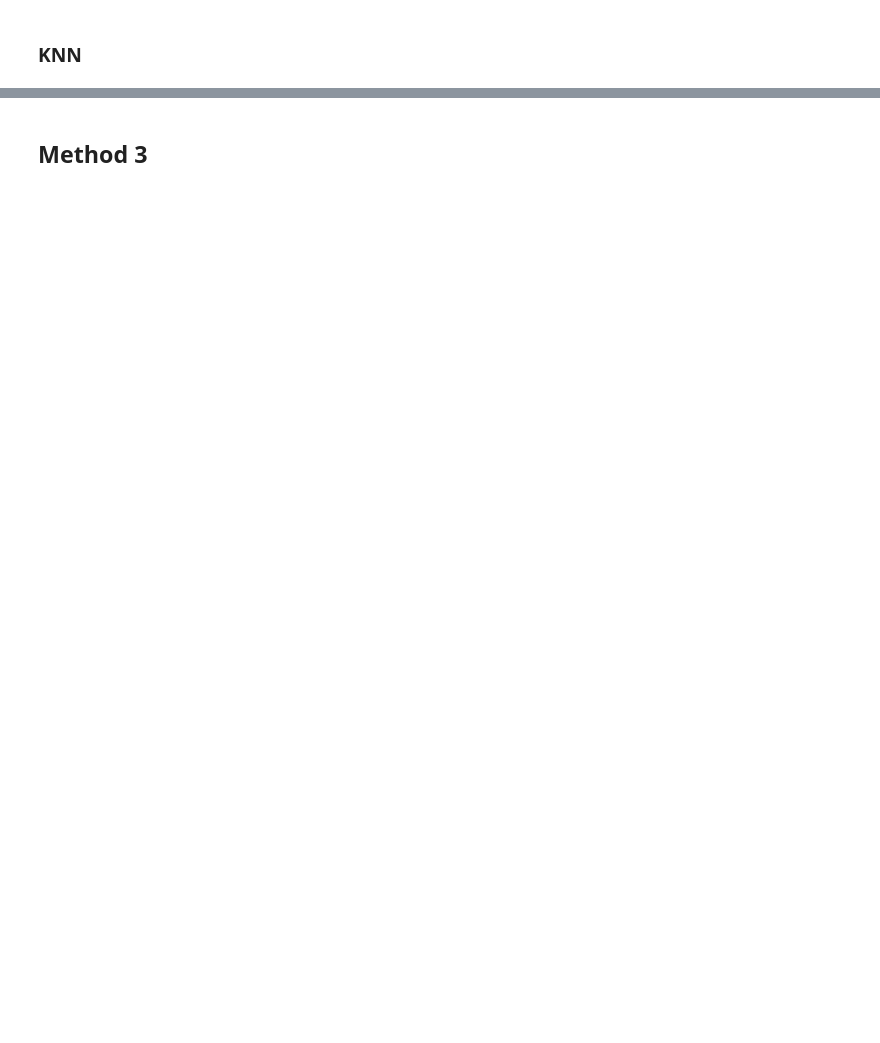
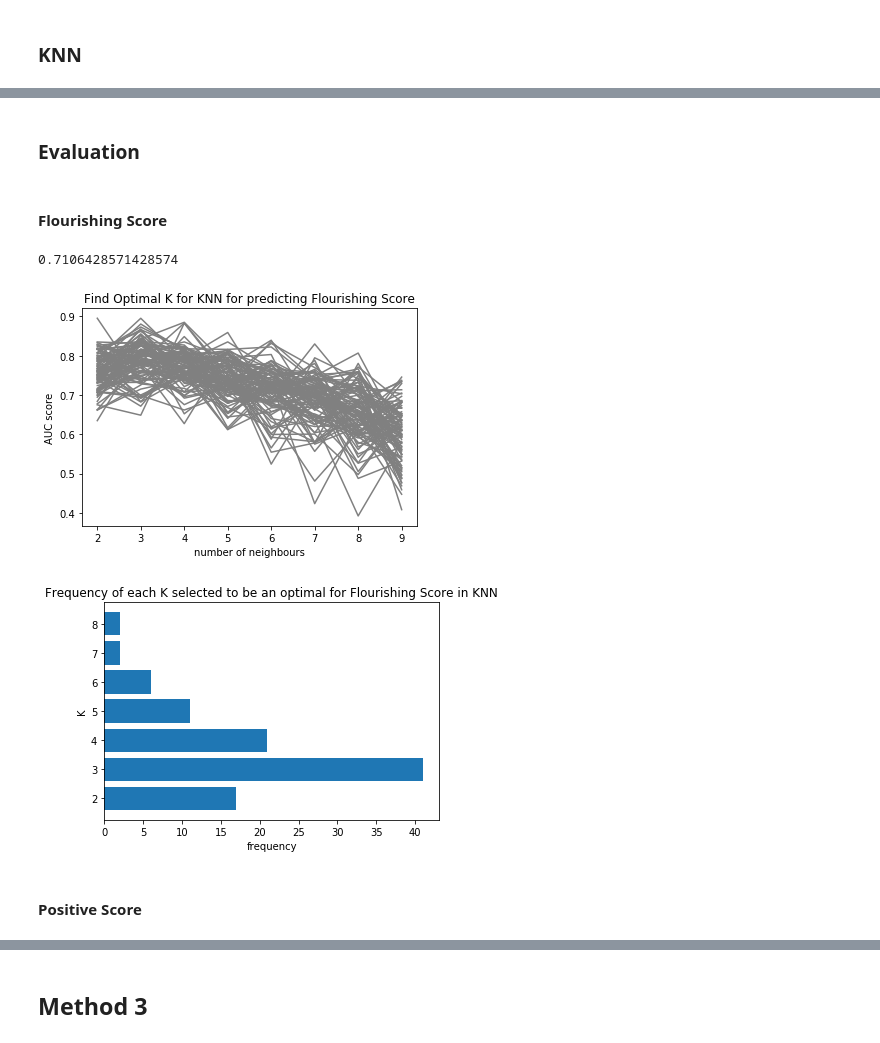
Before and after one commit to shizhs/COMP9417-Project, a Jupyter notebook: Project.ipynb, the cells around one changed output, grey strips where cells are left out. Saved outputs shown, nothing was run; the diff lists cells and outputs as text; code cells hidden in the pictures; blank space fills up the shorter version.

```diff
--- a/Project.ipynb
+++ b/Project.ipynb
@@ -293,0 +687,4 @@ def accuracy_comparison(features, y):
+# %% [markdown]
+### Evaluation
+# %% [markdown]
+#### Flourishing Score
@@ -293,0 +708,30 @@ def accuracy_comparison(features, y):
+# %%
+score = []
+optimalK = []
+for i in range(100):
+    n = roc_auc_comparison(X_flour_chosen.to_numpy(), label_flour.to_numpy())
+    optimalK.append(n)
+    score.append(KNN(X_flour_chosen.to_numpy(), label_flour.to_numpy(), n))
+#print(n)
+print(np.array(score).mean())
+plt.title('Find Optimal K for KNN for predicting Flourishing Score')
+plt.savefig('./Images/k_flour.png', bbox_inches='tight')
+plt.show()
+
+temp = np.unique(np.array(optimalK),return_counts=True)
+index = temp[0]
+freq = temp[1]
+#index, freq
+plt.barh(index , freq)
+plt.title('Frequency of each K selected to be an optimal for Flourishing Score in KNN')
+plt.ylabel('K')
+plt.xlabel('frequency')
+path = './Images/knn_optimalK_four.png'
+plt.savefig(path, bbox_inches='tight')
+plt.show()
+# %% [output]
+0.7106428571428574
+[figure, added]
+[figure, added]
+# %% [markdown]
+#### Positive Score
```
Also changed, not shown: parts of 73 cells of this notebook, 33 other files.
